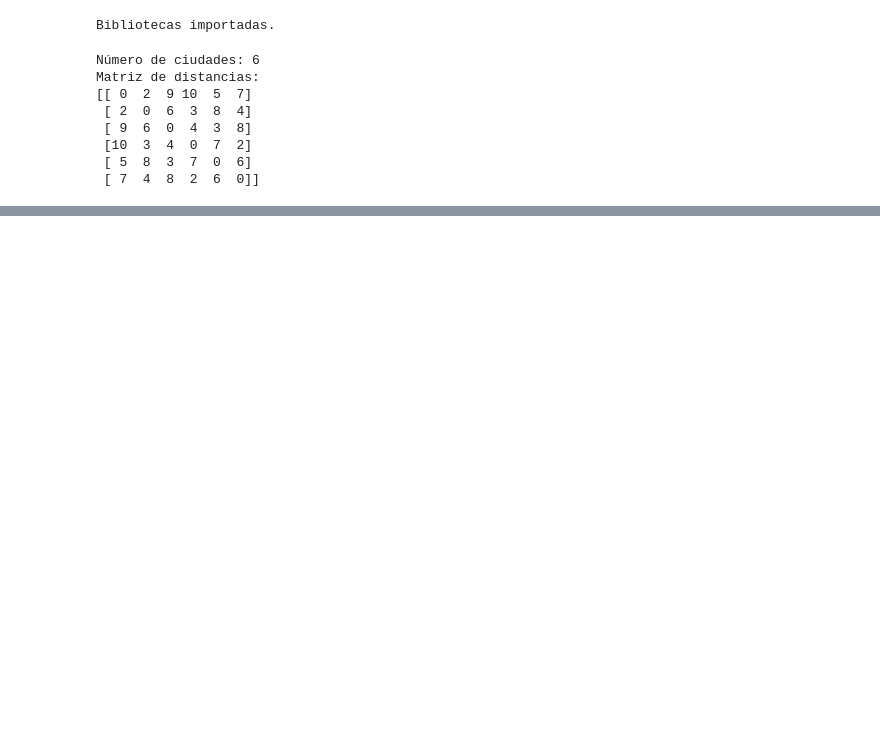
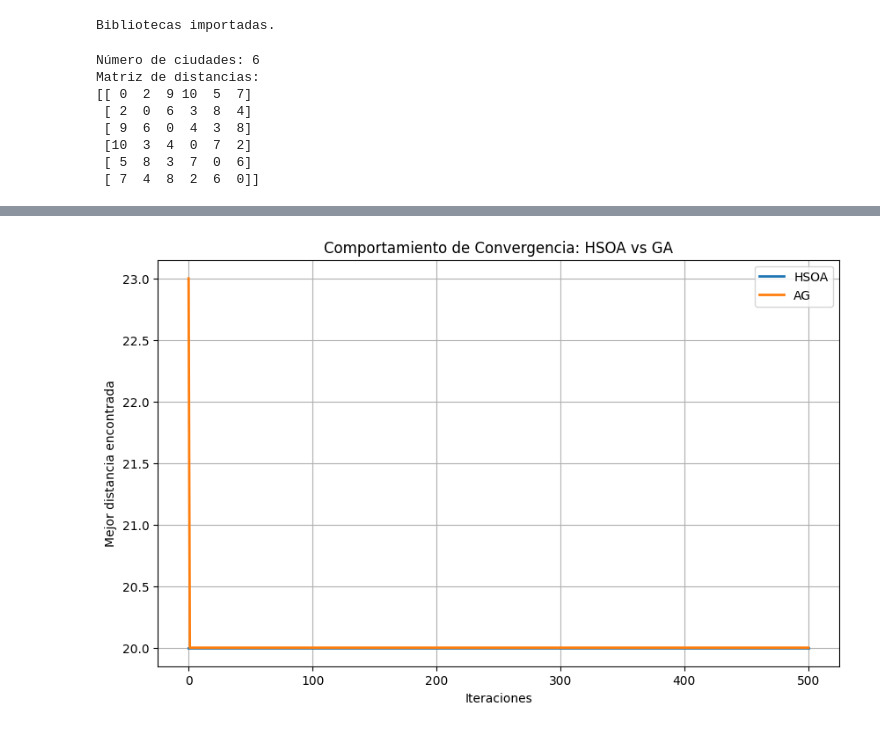
Before and after one commit to cristirofer/HSOA, a Jupyter notebook: main.ipynb, the cells around one changed output, grey strips where cells are left out. Cells and saved outputs as stored; diff of their text form; code cells hidden in the pictures; blank space fills up the shorter version.

```diff
--- a/main.ipynb
+++ b/main.ipynb
@@ -374,0 +460,14 @@ Distancia total: 20
+# %%
+# Gráfico comparativo de ambos algoritmos
+
+plt.figure(figsize=(10,6))
+plt.plot(historial, label='HSOA', linewidth=2)
+plt.plot(hist_ag, label='AG', linewidth=2)
+plt.title('Comportamiento de Convergencia: HSOA vs GA')
+plt.xlabel('Iteraciones')
+plt.ylabel('Mejor distancia encontrada')
+plt.legend()
+plt.grid(True)
+plt.show()
+# %% [output]
+[figure, added]
```
Also changed, not shown: parts of 5 cells of this notebook.
